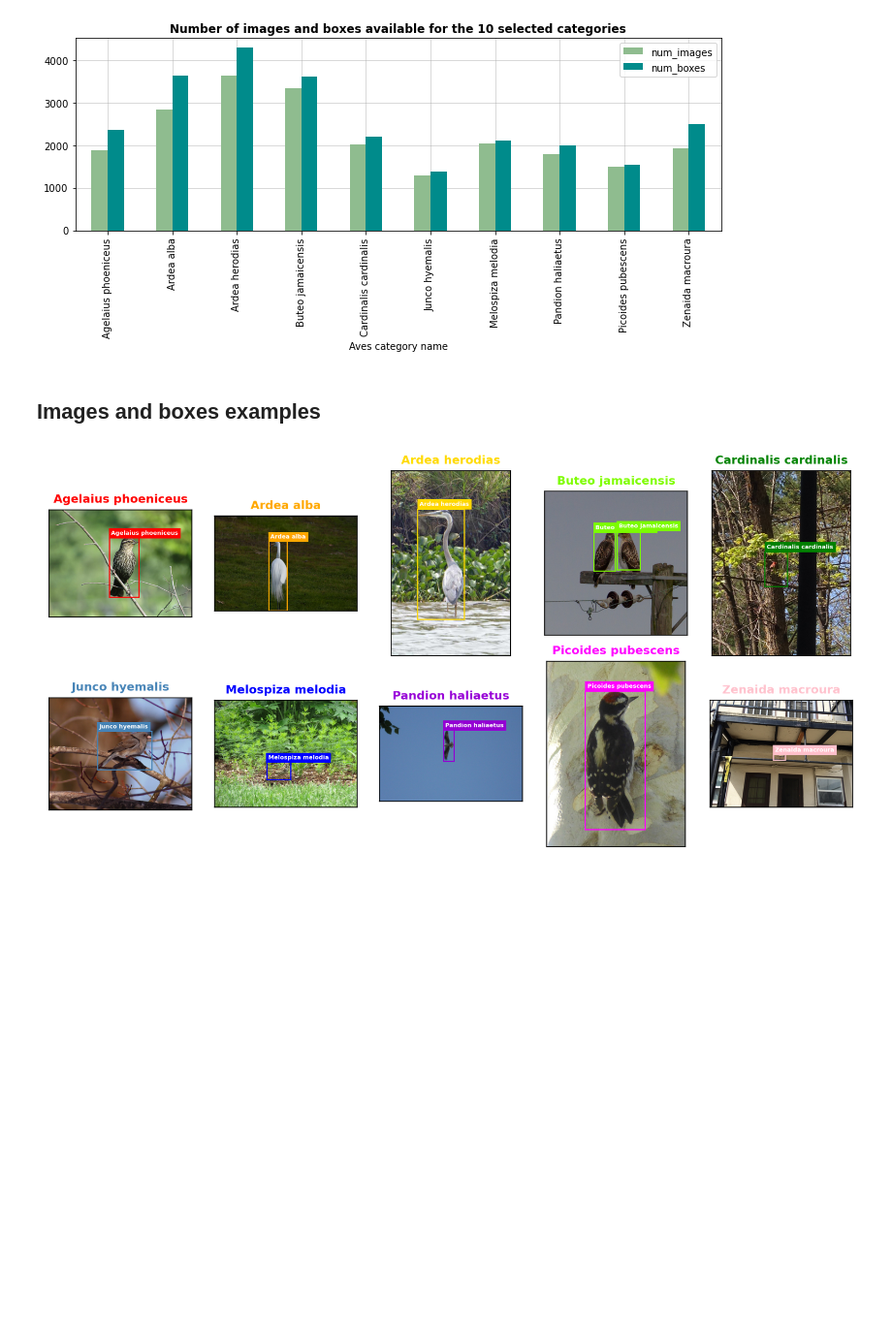
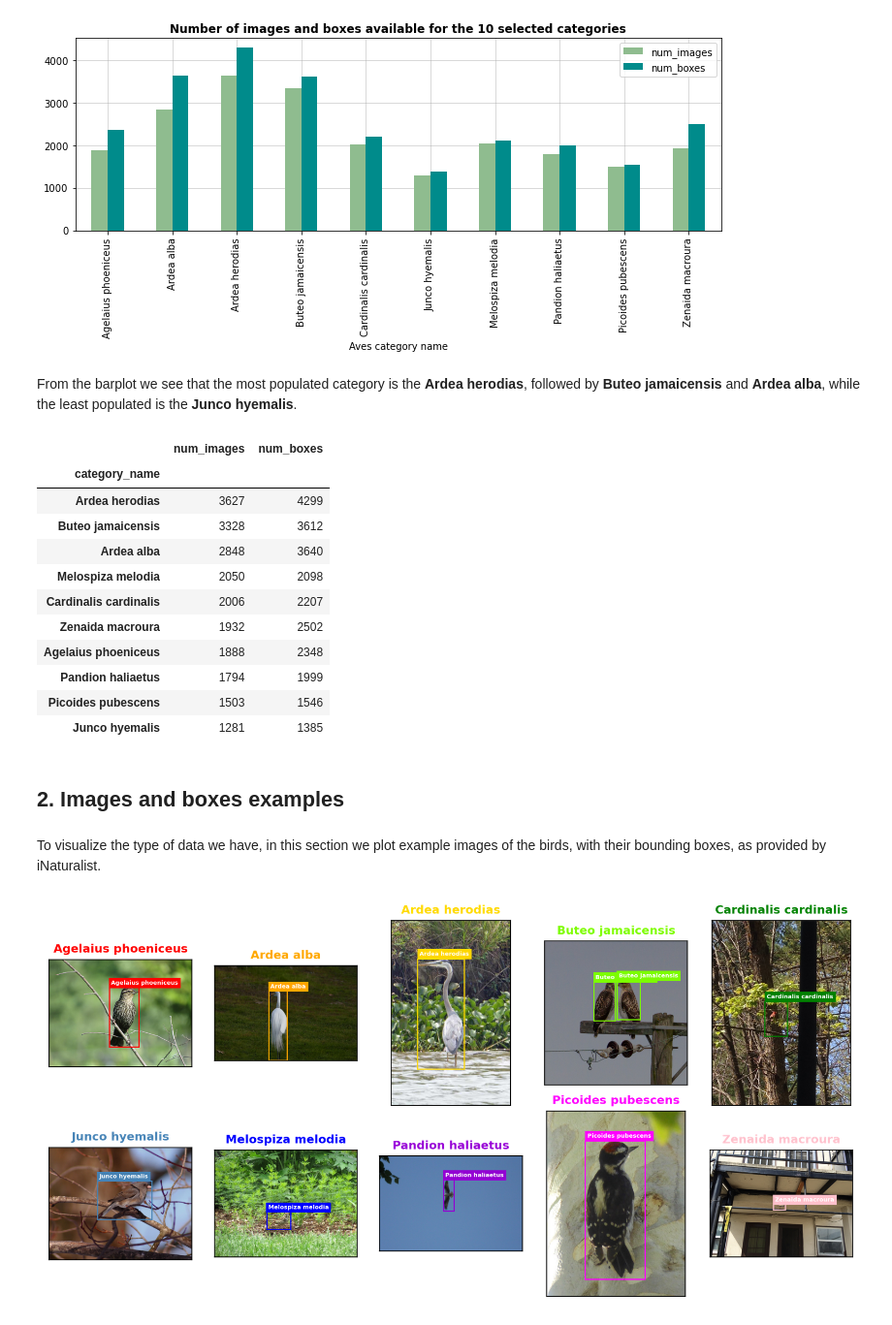
Before and after one commit to mgalfre/DLCV-project, a Jupyter notebook: data_visualization.ipynb, the cells around one changed output. Shown at 97% size. Drawn from its saved outputs; the diff is of its cells as text; code cells hidden in the pictures; blank space fills up the shorter version.

```diff
--- a/data_visualization.ipynb
+++ b/data_visualization.ipynb
@@ -177,5 +208,21 @@ plt.savefig("plots/selected_aves_bbox.pdf", bbox_inches='tight')
 # %% [output]
 [figure]
+# %% [markdown]
+From the barplot we see that the most populated category is the **Ardea herodias**, followed by **Buteo jamaicensis** and **Ardea alba**, while the least populated is the **Junco hyemalis**.
 # %%
-from SATM.preprocess import encode_df
+pd.DataFrame({"num_images" : df.drop_duplicates("image_id").groupby("category_name").size(),
+              "num_boxes" : df.groupby("category_name").size()}).sort_values("num_images", ascending = False)
+# %% [output]
+|  | num_images | num_boxes |
+| category_name |  |  |
+| Ardea herodias | 3627 | 4299 |
+| Buteo jamaicensis | 3328 | 3612 |
+| Ardea alba | 2848 | 3640 |
+| Melospiza melodia | 2050 | 2098 |
+| Cardinalis cardinalis | 2006 | 2207 |
+| Zenaida macroura | 1932 | 2502 |
+| Agelaius phoeniceus | 1888 | 2348 |
+| Pandion haliaetus | 1794 | 1999 |
+| Picoides pubescens | 1503 | 1546 |
+| Junco hyemalis | 1281 | 1385 |
 # %%
@@ -182,4 +231,6 @@ from SATM.preprocess import encode_df
 df = encode_df(df)
 # %% [markdown]
-## Images and boxes examples
+## 2. Images and boxes examples <a class="anchor" id="examples"></a>
+# %% [markdown]
+To visualize the type of data we have, in this section we plot example images of the birds, with their bounding boxes, as provided by iNaturalist.
 # %%
```
Also changed, not shown: parts of 41 cells of this notebook, 10 other files.
